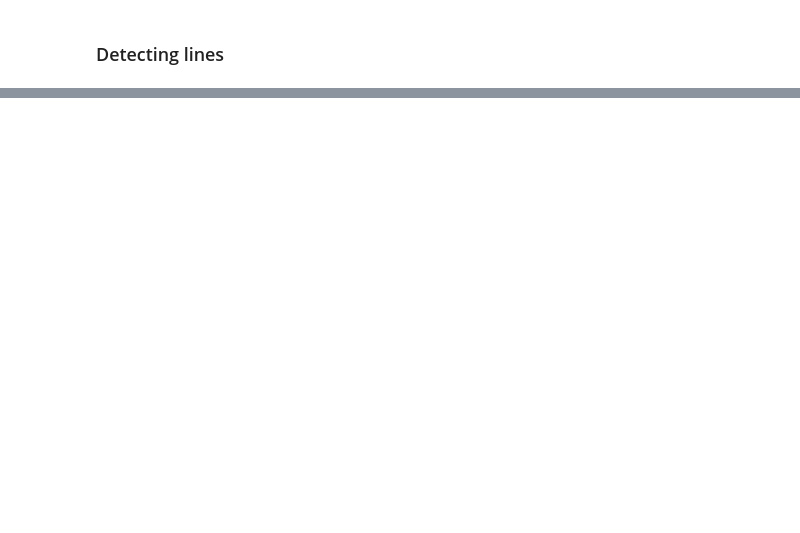
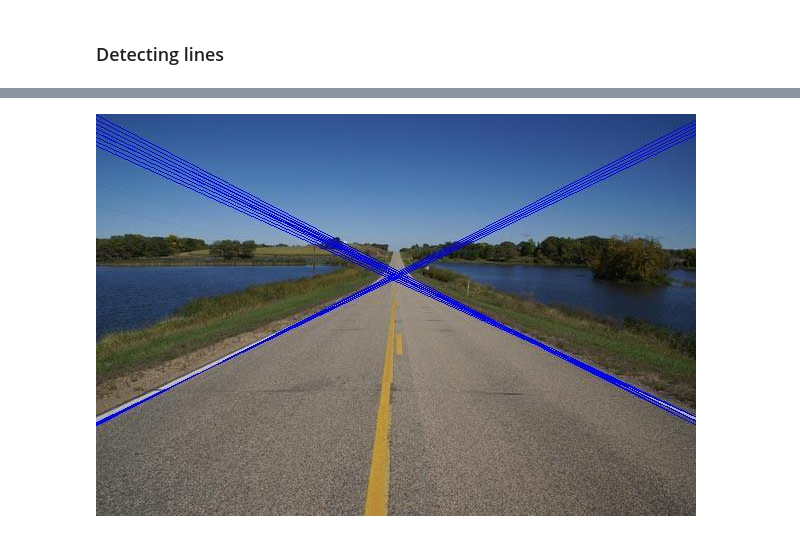
Before and after one commit to luisrpp/image_processing, a Jupyter notebook: iruby/notebooks/Image Processing - Hough Transform.ipynb, the cells around one changed output, grey strips where cells are left out. Saved outputs shown, nothing was run; the diff lists cells and outputs as text; code cells hidden in the pictures; blank space fills up the shorter version.

```diff
--- a/iruby/notebooks/Image Processing - Hough Transform.ipynb
+++ b/iruby/notebooks/Image Processing - Hough Transform.ipynb
@@ -85,3 +96,5 @@ lines.each { |line| puts line }; puts ''
 # %%
-result = image.draw_lines([0.0, 0.0, 255.0], lines.take(10))
+result = image.draw_lines([0.0, 0.0, 255.0], lines)
+result.display
 # %% [output]
+[figure, added]
```
Also changed, not shown: parts of 13 cells of this notebook, 1 other file.
